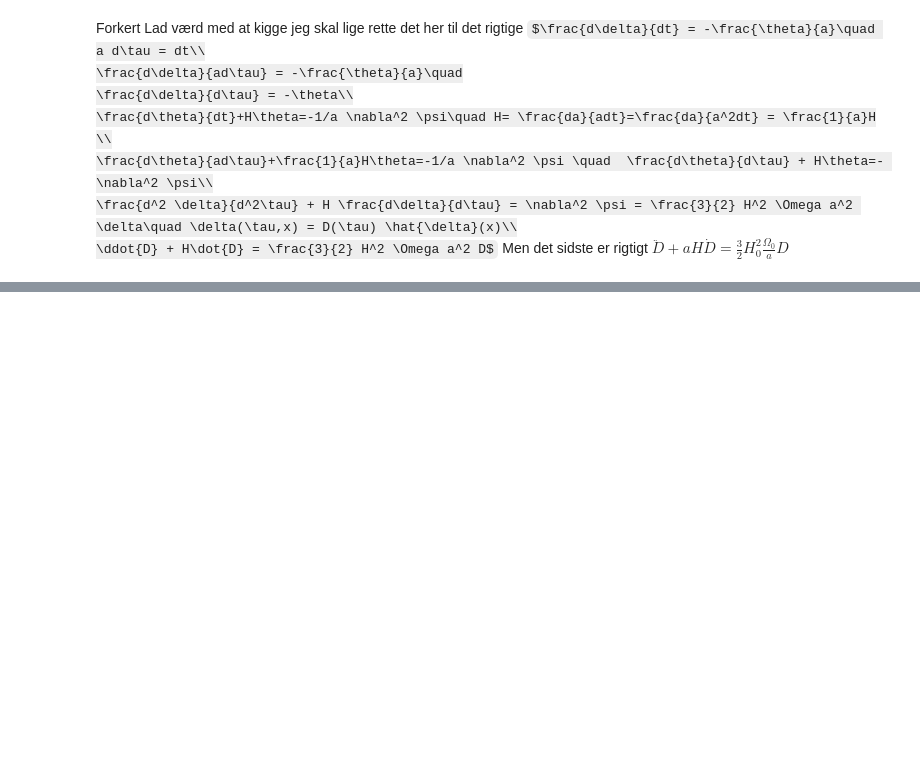
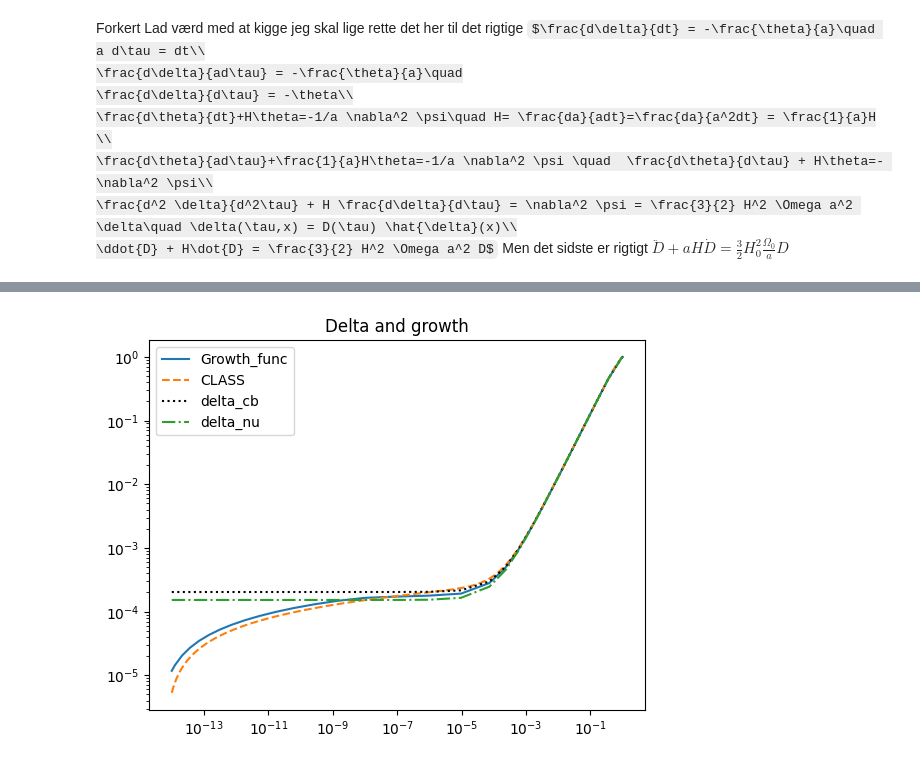
Before and after one commit to eriksteenberg/Grim-kode, a Jupyter notebook: Class shenanigens.ipynb, the cells around one changed output, grey strips where cells are left out. Saved outputs shown, nothing was run; the diff lists cells and outputs as text; code cells hidden in the pictures; some formulas as TeX source; blank space fills up the shorter version.

```diff
--- a/Class shenanigens.ipynb
+++ b/Class shenanigens.ipynb
@@ -271,10 +67,15 @@ plt.loglog(a,Omega_M_reel)
 # %%
-a0 = pts0["a"][0]
+cosmo = Class()
+cosmo.set({'H0':70, 'Omega_b':0.05, 'Omega_cdm':0.25})
+cosmo.compute()
+bg = cosmo.get_background()
 aend = 1
+a_class = 1/(1+ bg["z"])
+a0 = a_class[0]
 
-Omega_lambda = 0.7 - 2 * 1e-5
-Omega_M = 0.3- 2 * 1e-5
-Omega_R = 4 * 1e-5
+Omega_M = 0.3
+Omega_R = 7e-5
+Omega_lambda = 1 - Omega_M - Omega_R
 H0 = 70 / (3*1e5) # i 1/Mpc
 
 def H(a):
@@ -287,26 +88,21 @@ def f(a,y):
     return np.array(d_tau)
 
 tau0 = (1/H0) * (Omega_R ** (-0.5)) * a0
-sol1 = sc.solve_ivp(f,t_span=[a0,aend],y0=[tau0])#,t_eval=a2)
+sol1 = sc.solve_ivp(f,t_span=[a0,aend],y0=[tau0])
 
 tau =sol1.y[0]
-#print(tau[0],tau[-1])
-#print(tau0)
-#print(a0)
-
-C = 0.31
+C = 1
 k = 1
-cs = 0.01
+cs = 0
 R_nu = 0
 
 psi = 20 * C / (15 + 4 * R_nu)
 theta_nu_0 =  0.5 * (k*k*tau[0]) * psi
 theta_cb_0 = theta_nu_0
 delta_gamma = -2 * psi
-delta_nu_0 = delta_gamma
+delta_nu_0 =delta_gamma
 delta_cb_0 = 4/3 * delta_gamma
 phi = psi * (1 + R_nu)
-#,delta_nu_0,theta_nu_0])
 
 
 def f1(t,y):
@@ -317,73 +113,62 @@ def f1(t,y):
     D_dt = y[2]
     delta_cb = y[3]
     theta_cb = y[4]
-    #delta_nu = y[4]
-    #theta_nu = y[6]
+    delta_nu = y[4]
+    theta_nu = y[6]
     #print(t)
     a_dt = a * a * H(a)
 
     Omega_M_reel = Omega_M / ( a**3 * Omega_lambda + Omega_M + Omega_R / a)
 
-    nabla2phi = ( 3 / 2 ) * H0 * H0 * Omega_M * (delta_cb) / a # + delta_nu
+    nabla2phi = ( 3 / 2 ) * H0 * H0 * Omega_M * (delta_cb+ delta_nu) / a #
 
     D2_dt2 = +  ((3 / 2) * H0 * H0 * Omega_M * D / a) - a * H(a) * D_dt
-
-    # PROBLEMET LIGGER HER
-    # - a * H(a) * D_dt
-
 
     delta_cb_dt = - theta_cb
 
     theta_cb_dt = -  a * H(a) * theta_cb - nabla2phi
 
-    #delta_nu_dt = - theta_nu
+    delta_nu_dt = - theta_nu
 
-    #theta_nu_dt = -  a * H(a) * theta_nu - nabla2phi - k*k * (cs*cs ) * delta_nu
+    theta_nu_dt = -  a * H(a) * theta_nu - nabla2phi - k*k * (cs*cs ) * delta_nu
 
-    return [a_dt,D_dt,D2_dt2,delta_cb_dt,theta_cb_dt]#,delta_nu_dt,theta_nu_dt]
+    return [a_dt,D_dt,D2_dt2,delta_cb_dt,theta_cb_dt,delta_nu_dt,theta_nu_dt]
+
 
 
 t_start = tau[0]
 t_end = tau[-1]
+a0= tau0*(H0) * (Omega_R ** (0.5))
 tau_span = np.array([t_start,t_end])
-#print(tau_span)
-D0 = delta_cb_0
-D1 = - theta_cb_0   - theta_nu_0
 
-y0 = [a0,D0,D1,delta_cb_0,theta_cb_0,delta_nu_0,theta_nu_0]
-# y0 =
-y0 = [a0,D0,D1]
-#y0 = [a0,D0,D1,-theta_cb_0,-a0*H(a0)*theta_cb_0-(3/2)*H0*H0*Omega_M*(delta_cb_0+delta_nu_0)/a0,-theta_nu_0,-a0*H(a0)*theta_nu_0 -( 3 / 2 ) * H0 * H0 * Omega_M * (delta_cb_0+delta_nu_0) / (a0) ]
-y0 = [a0,D0,D1,delta_cb_0,theta_cb_0]#,delta_nu_0,theta_nu_0]
+D0 = 1e-14
+D1 = H0*np.sqrt(Omega_R)
 
-#print(y0)
-tau_eval = np.linspace(t_start,t_end,10000)
-sol = sc.solve_ivp(f1,t_span=tau_span,y0 = y0)#,t_eval=tau_eval)
+y0 = [H0*np.sqrt(Omega_R)*tau0, D0, D1 ,delta_cb_0,theta_cb_0,delta_nu_0,theta_nu_0]
+
+
+sol = sc.solve_ivp(f1,t_span=tau_span,y0 = y0)
+
+tau_end = bg['conf. time [Mpc]'][-1]
+
 tau = sol.t
-#print(sol.t[-1])
 a = sol.y[0]
 D = sol.y[1]
-D_dt = sol.y[2]
+#print(D/D[-1])
 delta_cdm = sol.y[3]
-#delta_nu = sol.y[5]
 theta_cdm = sol.y[4]
-#theta_nu = sol.y[6]
-delta_cb = delta_cdm
-theta_cb = theta_cdm
-print(pts0['delta_' + "cdm"][-3:])
-plt.loglog(pts0["tau [Mpc]"],-pts0['delta_' + "cdm"],label="CDM")
-#print(delta_cb[-3:])
-print("Done")
-#plt.loglog(tau,D,label="Growth func")
-plt.loglog(tau,-D,label="Growth func")
-plt.loglog(tau,-1.1*delta_cdm,label="delta_cb")
-#plt.loglog(tau,-delta_nu)
+delta_nu = sol.y[5]
+theta_nu = sol.y[6]
+
+plt.loglog(sol.y[0], D/D[-1], label='Growth_func')
+D = bg['gr.fac. D']
+plt.loglog(a_class, D, label='CLASS', ls='--')
+plt.loglog(a,delta_cdm/delta_cdm[-1],label="delta_cb",ls=":",color="black")
+plt.loglog(a,delta_nu/delta_nu[-1],label="delta_nu",ls="-.")
 plt.legend()
-plt.title("delta")
-plt.figure(1341)
-plt.loglog(tau,theta_cdm,label="cb")
-#plt.loglog(tau,theta_nu)
-plt.loglog(pts0["tau [Mpc]"],pts0['theta_' + "cdm"],label="class")
-plt.title("Theta")
-plt.legend()
+plt.title("Delta and growth")
+plt.figure(1231)
+#plt.loglog(a,theta_cdm)
+#print(bg.keys())
+#print(cosmo)
 # %% [output]
@@ -391,0 +176 @@ Done
+[figure, new version]
```
Also changed, not shown: parts of 18 cells of this notebook.
